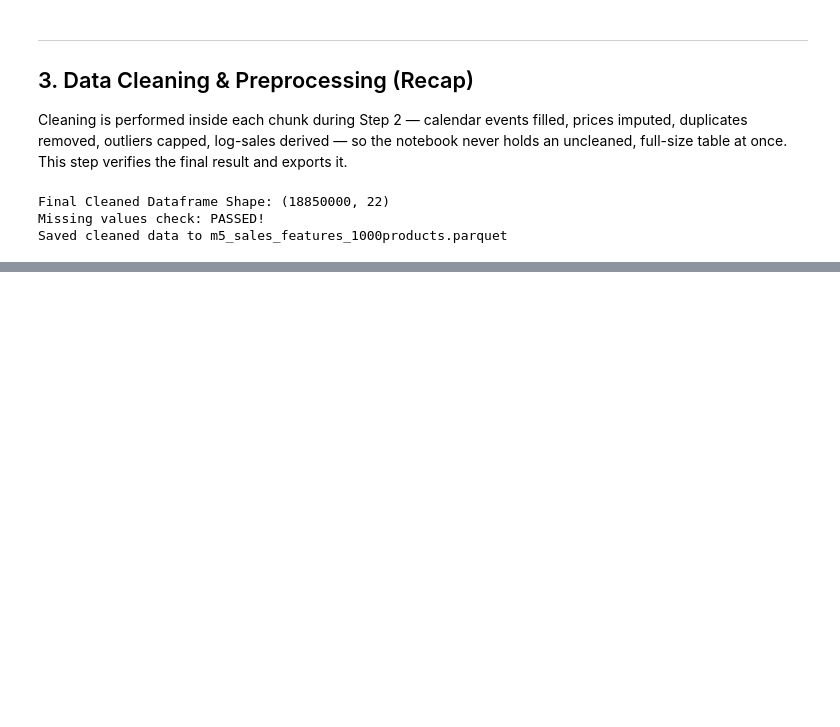
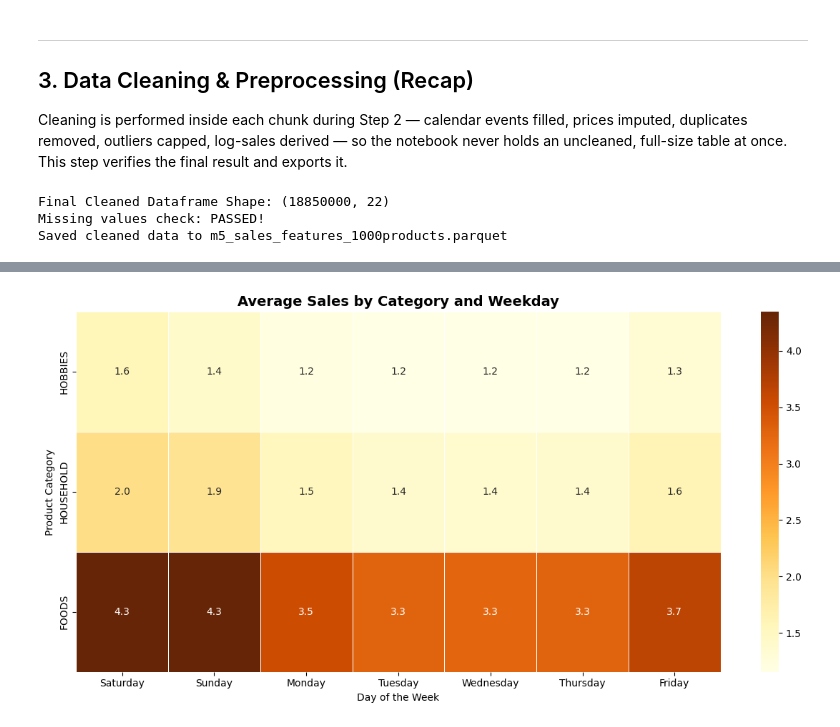
Before and after one commit to AmrKhaled545/Retail-Demand-Forecasting-Project, a Jupyter notebook: Retail_Demand_Forecasting.ipynb, the cells around one changed output, grey strips where cells are left out. Cells and saved outputs as stored; diff of their text form; code cells hidden in the pictures; blank space fills up the shorter version.

```diff
--- a/Retail_Demand_Forecasting.ipynb
+++ b/Retail_Demand_Forecasting.ipynb
@@ -599,0 +644,12 @@ Saved cleaned data to m5_sales_features_1000products.parquet
+# %%
+plt.figure(figsize=(12, 6))
+heatmap_plot = heatmap_data[[d for d in days_order if d in heatmap_data.columns]]
+
+sns.heatmap(heatmap_plot, annot=True, fmt='.1f', cmap='YlOrBr', linewidths=.5)
+plt.title('Average Sales by Category and Weekday', fontsize=14, fontweight='bold')
+plt.xlabel('Day of the Week')
+plt.ylabel('Product Category')
+plt.tight_layout()
+plt.show()
+# %% [output]
+[figure, added]
```
Also changed, not shown: parts of 7 cells of this notebook.
